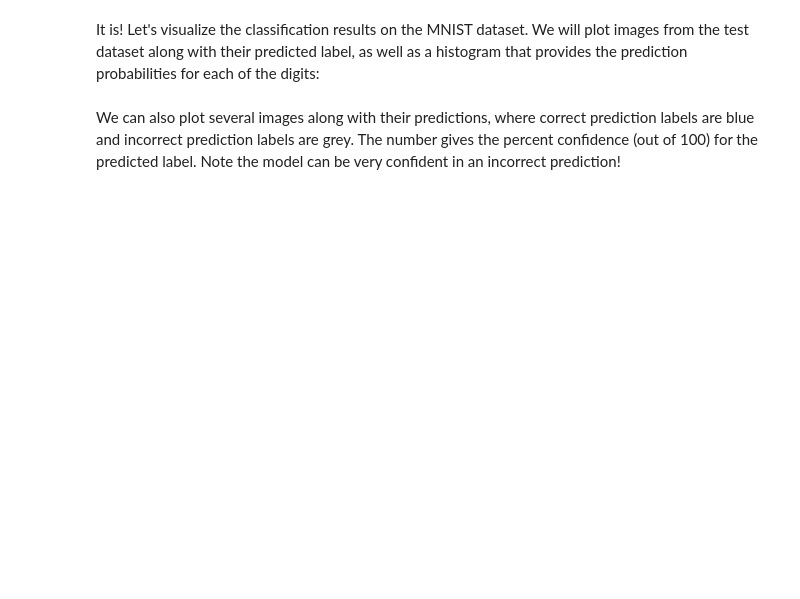
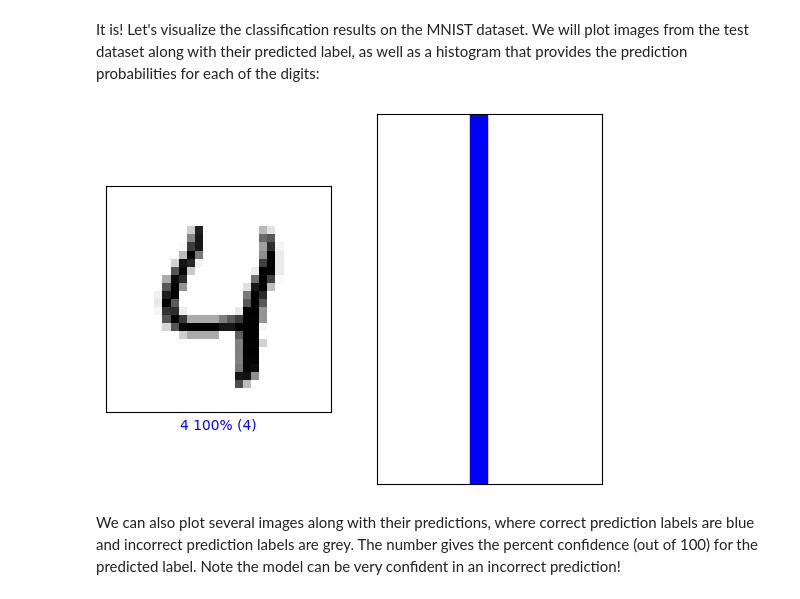
Before and after one commit to mohittalwar/mitdeeplearning, a Jupyter notebook: lab2/TF_Part1_MNIST.ipynb, the cells around one changed output. Drawn from its saved outputs; the diff is of its cells as text; code cells hidden in the pictures; blank space fills up the shorter version.

```diff
--- a/lab2/TF_Part1_MNIST.ipynb
+++ b/lab2/TF_Part1_MNIST.ipynb
@@ -164,7 +171,7 @@ In Lab 1, we saw how we can use `GradientTape` to optimize losses and train mode
 # %%
 # Define the batch size and the number of epochs to use during training
 BATCH_SIZE = 64
-EPOCHS = 5
+EPOCHS = 10
 
 model.fit(train_images, train_labels, batch_size=BATCH_SIZE, epochs=EPOCHS)
 comet_model_1.end()
@@ -202,24 +233,24 @@ def build_cnn_model():
     cnn_model = tf.keras.Sequential([
 
         # TODO: Define the first convolutional layer
-        tf.keras.layers.Conv2D('''TODO''')
+        tf.keras.layers.Conv2D(filters=24, kernel_size=(3,3), activation='relu'),
 
         # TODO: Define the first max pooling layer
-        tf.keras.layers.MaxPool2D('''TODO''')
+        tf.keras.layers.MaxPool2D(pool_size=(2,2)),
 
         # TODO: Define the second convolutional layer
-        tf.keras.layers.Conv2D('''TODO''')
+        tf.keras.layers.Conv2D(filters=36, kernel_size=(3,3), activation='relu'),
 
         # TODO: Define the second max pooling layer
-        tf.keras.layers.MaxPool2D('''TODO''')
+        tf.keras.layers.MaxPool2D(pool_size=(2,2)),
 
         tf.keras.layers.Flatten(),
-        tf.keras.layers.Dense(128, activation=tf.nn.relu),
+        tf.keras.layers.Dense(128, activation='relu'),
 
         # TODO: Define the last Dense layer to output the classification
         # probabilities. Pay attention to the activation needed a probability
         # output
-        '''[TODO Dense layer to output classification probabilities]'''
+        tf.keras.layers.Dense(10, activation='softmax')
     ])
 
     return cnn_model
@@ -238,4 +293,6 @@ comet_ml.init(project_name="6.s191lab2_part1_CNN")
 comet_model_2 = comet_ml.Experiment()
 
 '''TODO: Define the compile operation with your optimizer and learning rate of choice'''
-cnn_model.compile(optimizer='''TODO''', loss='''TODO''', metrics=['accuracy']) # TODO
+cnn_model.compile(optimizer='adam',
+                  loss='sparse_categorical_crossentropy',
+                  metrics=['accuracy'])
@@ -243,5 +307,4 @@ cnn_model.compile(optimizer='''TODO''', loss='''TODO''', metrics=['accuracy']) #
 As was the case with the fully connected model, we can train our CNN using the `fit` method via the Keras API.
 # %%
 '''TODO: Use model.fit to train the CNN model, with the same batch_size and number of epochs previously used.'''
-cnn_model.fit('''TODO''')
-# comet_model_2.end()
+cnn_model.fit(train_images, train_labels, batch_size=BATCH_SIZE, epochs=EPOCHS)
@@ -287,12 +406,14 @@ It is! Let's visualize the classification results on the MNIST dataset. We will
 # %%
 #@title Change the slider to look at the model's predictions! { run: "auto" }
 
-image_index = 79 #@param {type:"slider", min:0, max:100, step:1}
+image_index = 4 #@param {type:"slider", min:0, max:100, step:1}
 plt.subplot(1,2,1)
 mdl.lab2.plot_image_prediction(image_index, predictions, test_labels, test_images)
 plt.subplot(1,2,2)
 mdl.lab2.plot_value_prediction(image_index, predictions,  test_labels)
 comet_model_2.log_figure(figure=plt)
+# %% [output]
+[figure, added]
 # %% [markdown]
 We can also plot several images along with their predictions, where correct prediction labels are blue and incorrect prediction labels are grey. The number gives the percent confidence (out of 100) for the predicted label. Note the model can be very confident in an incorrect prediction!
 # %%
```
Also changed, not shown: parts of 17 cells of this notebook.
